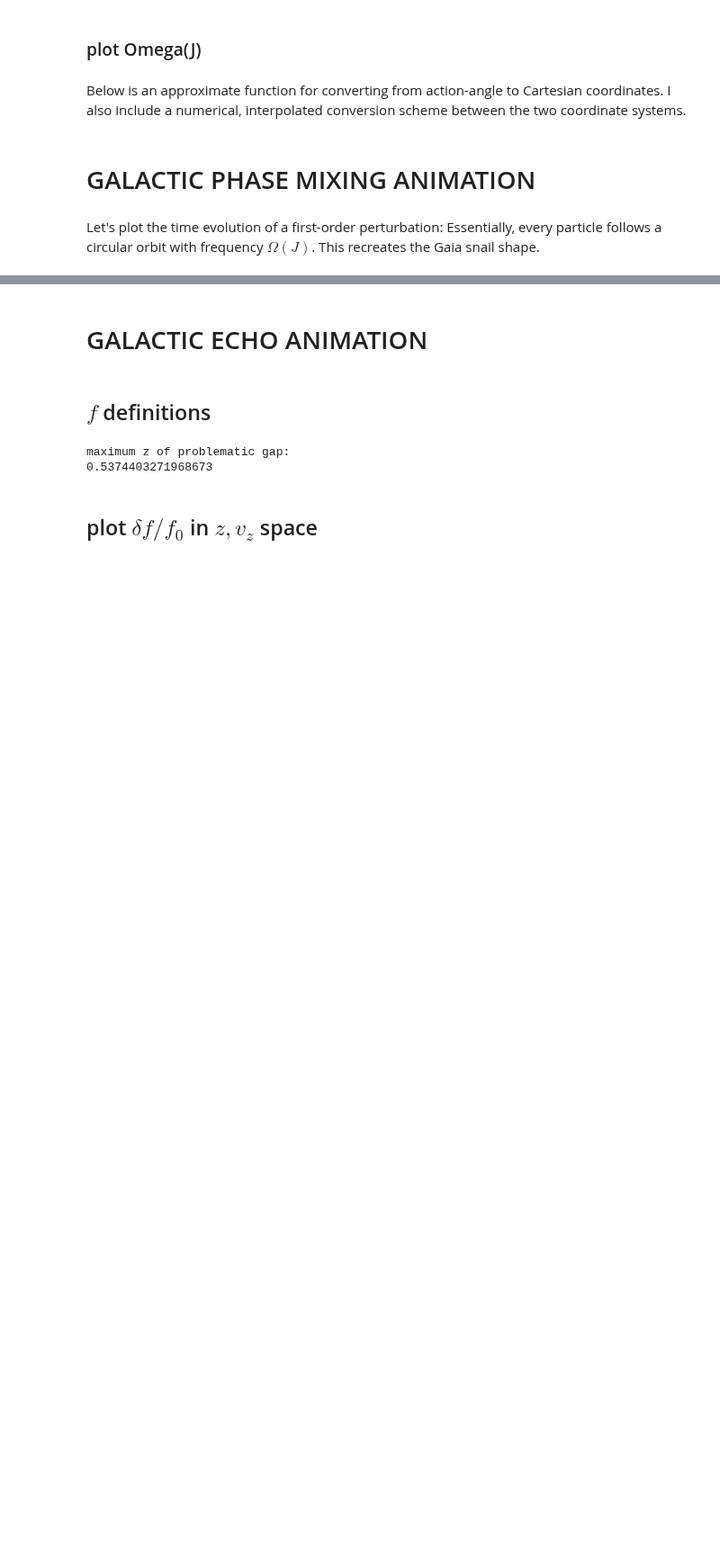
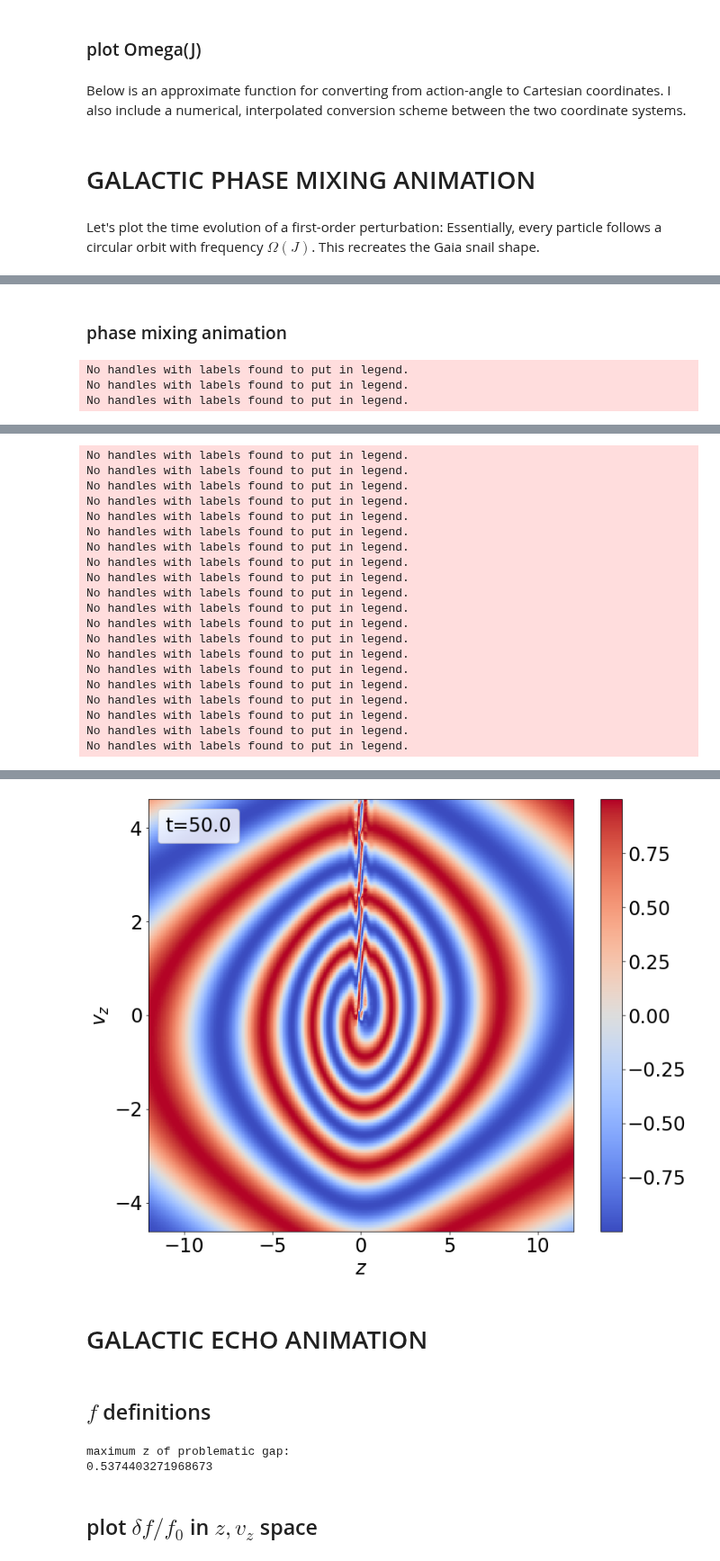
Before and after one commit to Jupiter1994/plasma-echo, a Jupyter notebook: Galactic Phase Mixing and Echo.ipynb, the cells around one changed output, grey strips where cells are left out. Shown at 90% size. Drawn from its saved outputs; the diff is of its cells as text; code cells hidden in the pictures; blank space fills up the shorter version.

```diff
--- a/Galactic Phase Mixing and Echo.ipynb
+++ b/Galactic Phase Mixing and Echo.ipynb
@@ -183,7 +183,7 @@ A1, A2 = 0.1, 0.2
 # define ts, thetas, and Js; and, corresponding Cartesian coords
 # time range
 tmin = 0
-tmax = 200
+tmax = 50
 tstep = 0.5
 ts = np.arange(tmin, tmax+tstep, tstep)
 
@@ -285,10 +294,11 @@ plt.show()
+# %% [markdown]
+### phase mixing animation
 # %%
 ## galactic phase mixing animation
 fig, ax = plt.subplots(1,1,figsize=(12,10))
 
 Z = delta_f_phase_mixing(thetas, Js, 0)
 # quad mesh
-zs, v_zs = pol2cart_meshgrid(thetas, Js)
 quad1 = ax.pcolormesh(zs,v_zs,Z, cmap=cm.coolwarm, animated=True, shading='auto')
 fig.colorbar(quad1, ax=ax)
 
@@ -315,15 +325,15 @@ def updatefig(num):
     #Z = Z[:-1, :-1]
 
     # compute integrated density
-    delta_n = np.sum(Z[:, 0] * dv_zs[dv_zs_midpoint:]) # integrate over "y" at theta=0
-    delta_n += np.sum(Z[:, theta_ind] * dv_zs[dv_zs_midpoint:]) # theta=pi
+#     delta_n = np.sum(Z[:, 0] * dv_zs[dv_zs_midpoint:]) # integrate over "y" at theta=0
+#     delta_n += np.sum(Z[:, theta_ind] * dv_zs[dv_zs_midpoint:]) # theta=pi
 
-    delta_n_array.append(delta_n)
+#     delta_n_array.append(delta_n)
 
     quad1.set_array(Z.ravel())
 
     # ax.set_title('$\delta f$ (t=' + str(t) + ')')
-    ax.legend(title=f"t={t_temp}", loc='upper left', labelspacing=0.)
+    ax.legend(title=f"t={t}", loc='upper left', labelspacing=0.)
 
     return quad1,
 
@@ -331,4 +341,8 @@ def updatefig(num):
 make_animation = True
 if make_animation:
     ani = animation.FuncAnimation(fig, updatefig, interval=100, frames=len(ts), blit=True)
-    ani.save("Gaia_pm_polar_temp.mp4")
+    ani.save("Gaia_pm_temp.mp4")
+# %% [output]
+No handles with labels found to put in legend.
+No handles with labels found to put in legend.
+No handles with labels found to put in legend.
@@ -334,0 +443,20 @@ if make_animation:
+No handles with labels found to put in legend.
+No handles with labels found to put in legend.
+No handles with labels found to put in legend.
+No handles with labels found to put in legend.
+No handles with labels found to put in legend.
+No handles with labels found to put in legend.
+No handles with labels found to put in legend.
+No handles with labels found to put in legend.
+No handles with labels found to put in legend.
+No handles with labels found to put in legend.
+No handles with labels found to put in legend.
+No handles with labels found to put in legend.
+No handles with labels found to put in legend.
+No handles with labels found to put in legend.
+No handles with labels found to put in legend.
+No handles with labels found to put in legend.
+No handles with labels found to put in legend.
+No handles with labels found to put in legend.
+No handles with labels found to put in legend.
+No handles with labels found to put in legend.
@@ -335,3 +465,4 @@ if make_animation:
+[figure, added]
 # %%
 plt.plot(delta_n_array)
 plt.title(r"$\delta n$ for phase mixing at z=0")
```
Also changed, not shown: parts of 4 cells of this notebook.
